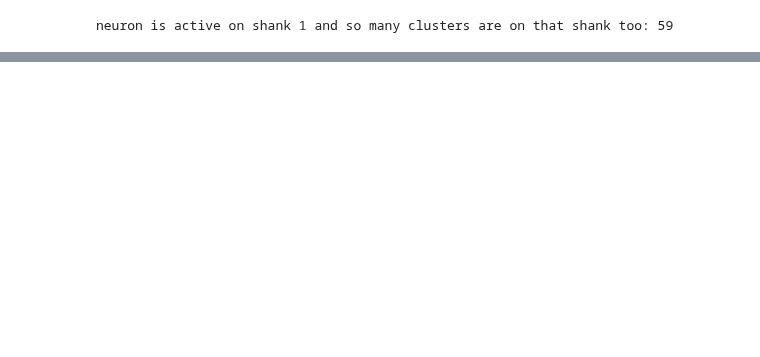
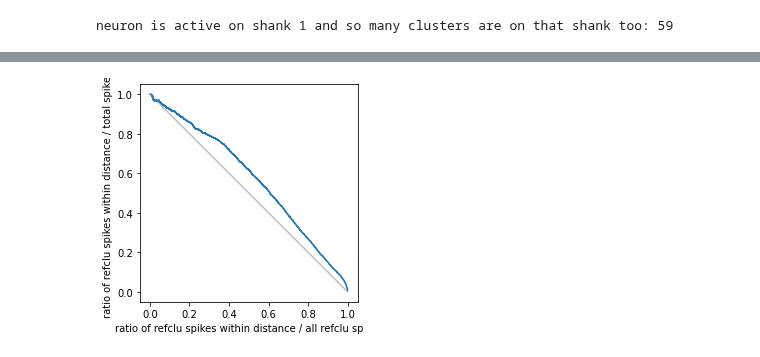
Before and after one commit to kevin-allen/spikeA, a Jupyter notebook: docs_notebooks/cluster_isolation.ipynb, the cells around one changed output, grey strips where cells are left out. Cells and saved outputs as stored; diff of their text form; code cells hidden in the pictures; blank space fills up the shorter version.

```diff
--- a/docs_notebooks/cluster_isolation.ipynb
+++ b/docs_notebooks/cluster_isolation.ipynb
@@ -211,0 +233,9 @@ IsolationScore
+# %%
+plt.plot(ratio_refclu, ratio)
+plt.gca().set_aspect('equal', adjustable='box')
+plt.xlabel("ratio of refclu spikes within distance / all refclu spikes")
+plt.ylabel("ratio of refclu spikes within distance / total spikes")
+plt.plot([0,1],[1,0],c='grey',alpha=.5)
+plt.show()
+# %% [output]
+[figure, added]
```
Also changed, not shown: parts of 11 cells of this notebook.
